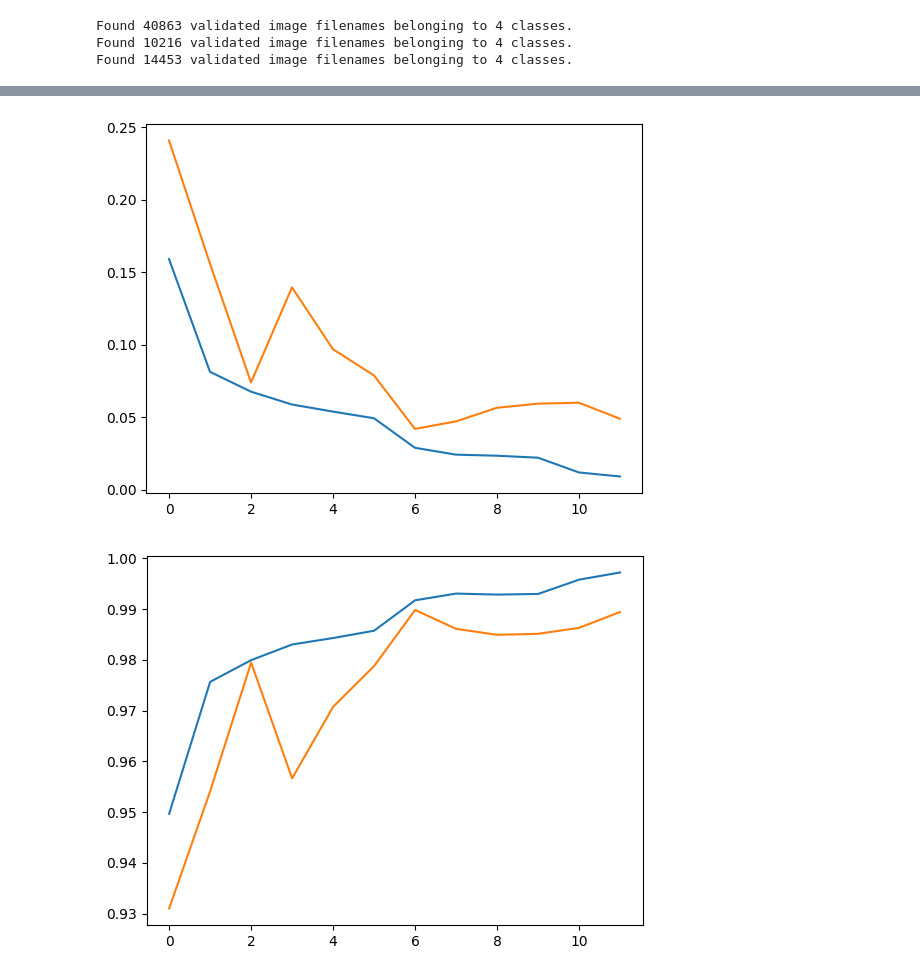
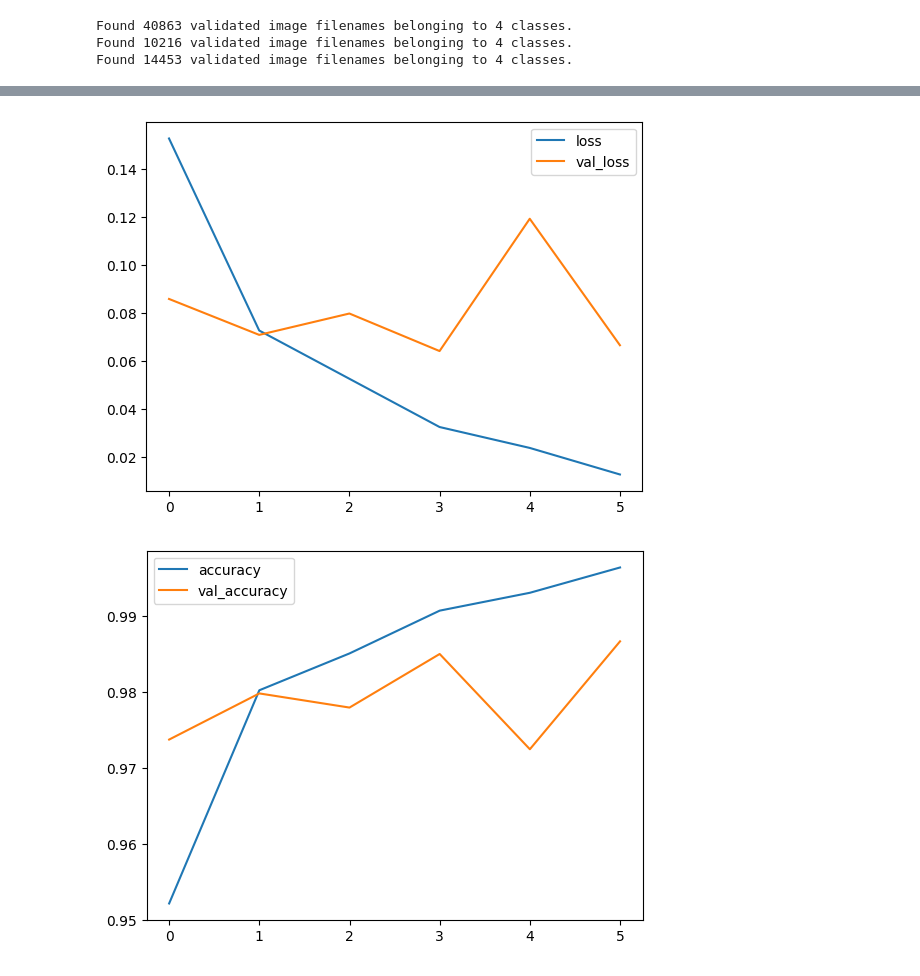
Before and after one commit to raramii/cnn_project_de33, a Jupyter notebook: 01_InceptionV3.ipynb, the cells around one changed output, grey strips where cells are left out. Cells and saved outputs as stored; diff of their text form; code cells hidden in the pictures.

```diff
--- a/01_InceptionV3.ipynb
+++ b/01_InceptionV3.ipynb
@@ -241,17 +213,19 @@ Model: "functional"
 # %%
 from tensorflow.keras.callbacks import EarlyStopping, ReduceLROnPlateau
 from tensorflow.keras.optimizers import Adam
+from time import perf_counter
 
 model.compile(
     loss='sparse_categorical_crossentropy',
-    optimizer = 'adam', # optimizer=Adam(learning_rate=0.001), # 객체로 변환 후 명시적으로 생성해서 사용하는 방법
+    optimizer=Adam(learning_rate=0.001), # 객체로 변환 후 명시적으로 생성해서 사용하는 방법
     metrics=['accuracy']
 )
 
-early_stopping_cb = EarlyStopping(patience=5, verbose=1, restore_best_weights=True)
-reduce_lr_on_plateau_cb = ReduceLROnPlateau(patience=3, factor=0.5, verbose=1)
+early_stopping_cb = EarlyStopping(patience=2, verbose=1, restore_best_weights=True)
+reduce_lr_on_plateau_cb = ReduceLROnPlateau(patience=1, factor=0.5, verbose=1)
 
-# 학습
+start = perf_counter() # 학습시간 측정 시작
+
 history = model.fit(
     tr_flow_gen,
     epochs=15,
@@ -259,12 +233,9 @@ history = model.fit(
     callbacks=[early_stopping_cb, reduce_lr_on_plateau_cb]
 )
 
-# 학습결과 시각화
-pd.DataFrame(history.history).plot()
-plt.show()
-
-# 평가
-loss, accuracy = model.evaluate(test_flow_gen)
-print(f'loss: {loss:.4f}, accuracy={accuracy:.4f}')
+# 학습시간 측정
+duration = perf_counter() - start
+duration = round(duration,2)
+print(f"InceptionV3 trained in {duration} sec")
 # %% [output]
 Epoch 1/15
@@ -292,13 +262,15 @@ loss: 0.0363, accuracy=0.9920
 # %%
+# 평가
 loss, accuracy = model.evaluate(test_flow_gen)
+print(f'loss: {loss:.4f}, accuracy={accuracy:.4f}')
 
-print(loss, accuracy)
-
-plt.plot(history.history['loss'])
-plt.plot(history.history['val_loss'])
+plt.plot(history.history['loss'], label='loss')
+plt.plot(history.history['val_loss'], label='val_loss')
+plt.legend()
 plt.show()
 
-plt.plot(history.history['accuracy'])
-plt.plot(history.history['val_accuracy'])
+plt.plot(history.history['accuracy'], label='accuracy')
+plt.plot(history.history['val_accuracy'], label='val_accuracy')
+plt.legend()
 plt.show()
 # %% [output]
@@ -307,2 +279,2 @@ plt.show()
-[figure, old version]
+[figure, new version]
-[figure, old version]
+[figure, new version]
```
Also changed, not shown: parts of 10 cells of this notebook, 1 other file.
